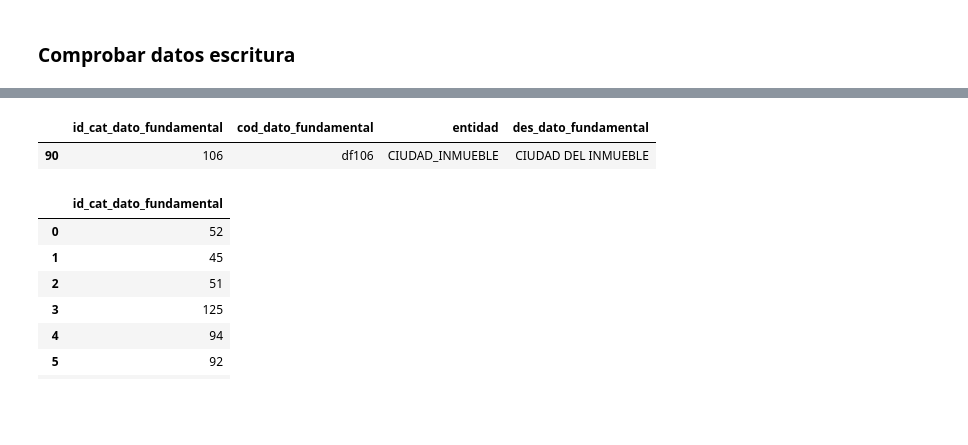
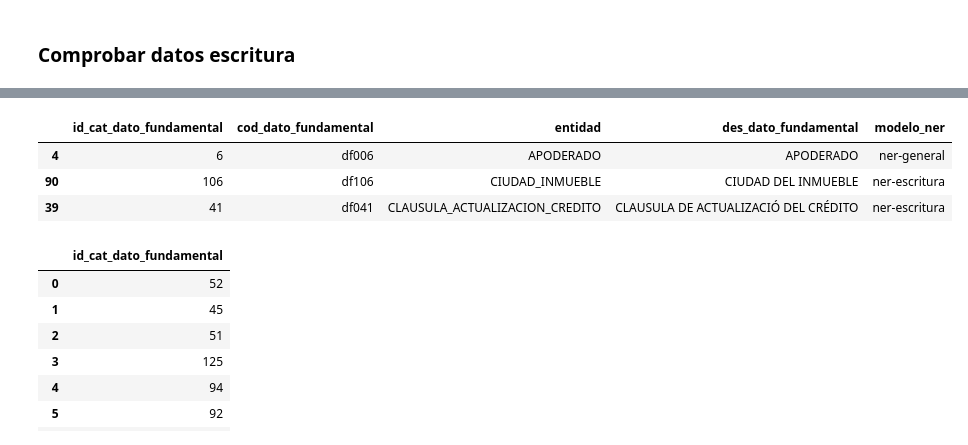
Before and after one commit to jose-milciades/-ia-test, a Jupyter notebook: jupyter-files/Testing.ipynb, the cells around one changed output, grey strips where cells are left out. Saved outputs shown, nothing was run; the diff lists cells and outputs as text; code cells hidden in the pictures; blank space fills up the shorter version.

```diff
--- a/jupyter-files/Testing.ipynb
+++ b/jupyter-files/Testing.ipynb
@@ -55,12 +55,13 @@ def leer_escritura(cod_demanda, num_credito):
         from demanda
         inner join documento_procesado on demanda.id_demanda=documento_procesado.id_demanda
         inner join pagina_procesada on documento_procesado.id_documento_procesado=pagina_procesada.id_documento_procesado
-        where documento_procesado.id_cat_tipo_documento=1 '''+ where
+        '''+ where
     )
+    #where documento_procesado.id_cat_tipo_documento=1
     df_db = pd.read_sql(command, engine)
     df_db['texto_procesado'] = df_db['texto_procesado'].apply(lambda x: str(x).replace("\n", " ").replace("\"","'"))
     df_db = df_db.sort_values(by=['cod_demanda','numero_pagina'])
-    df_db.drop_duplicates(subset ="numero_pagina", inplace = True)
+    df_db.drop_duplicates(subset =["numero_pagina", "id_documento_procesado"], inplace = True)
     df_db.reset_index(drop=True, inplace=True)
     return df_db
 # %%
@@ -131,13 +142,12 @@ get_demanda_dato_fundamental(1).head(2)
 # %% [markdown]
 ### Tabla de entidades activas y que deben estar
 # %%
-def get_tabla_entidades(id_cat_tipo_demanda, activo=True, modelo_ner="ner-escritura"):
+def get_tabla_entidades(id_cat_tipo_demanda, activo=True):
     df1 = get_dato_fundamental(None, activo=activo)[["id_cat_dato_fundamental", "cod_dato_fundamental","entidad", "des_dato_fundamental","modelo_ner"]]
     df2 = get_demanda_dato_fundamental(id_cat_tipo_demanda)
     df3 = df2.merge(df1, on='id_cat_dato_fundamental')
     df3.sort_values(by=['des_dato_fundamental'], inplace=True)
-    df4 = df3[df3["modelo_ner"]==modelo_ner].drop(columns=["modelo_ner"])
-    return df4
+    return df3
 # %%
 get_tabla_entidades(3).head(2)
 # %% [output]
@@ -165,10 +212,12 @@ json_datos_encontrados = json.loads(df.iloc[0]["json_datos_fundamentales"])
 # %%
 tabla_entidades = get_tabla_entidades(id_cat_tipo_demanda)
 # %%
-tabla_entidades.head(1)
+tabla_entidades.head(3)
 # %% [output]
-|  | id_cat_dato_fundamental | cod_dato_fundamental | entidad | des_dato_fundamental |
-| 90 | 106 | df106 | CIUDAD_INMUEBLE | CIUDAD DEL INMUEBLE |
+|  | id_cat_dato_fundamental | cod_dato_fundamental | entidad | des_dato_fundamental | modelo_ner |
+| 4 | 6 | df006 | APODERADO | APODERADO | ner-general |
+| 90 | 106 | df106 | CIUDAD_INMUEBLE | CIUDAD DEL INMUEBLE | ner-escritura |
+| 39 | 41 | df041 | CLAUSULA_ACTUALIZACION_CREDITO | CLAUSULA DE ACTUALIZACIÓ DEL CRÉDITO | ner-escritura |
 # %%
 def deleteNan(x, returnString):
     try:
```
Also changed, not shown: parts of 19 cells of this notebook, 9 other files.
